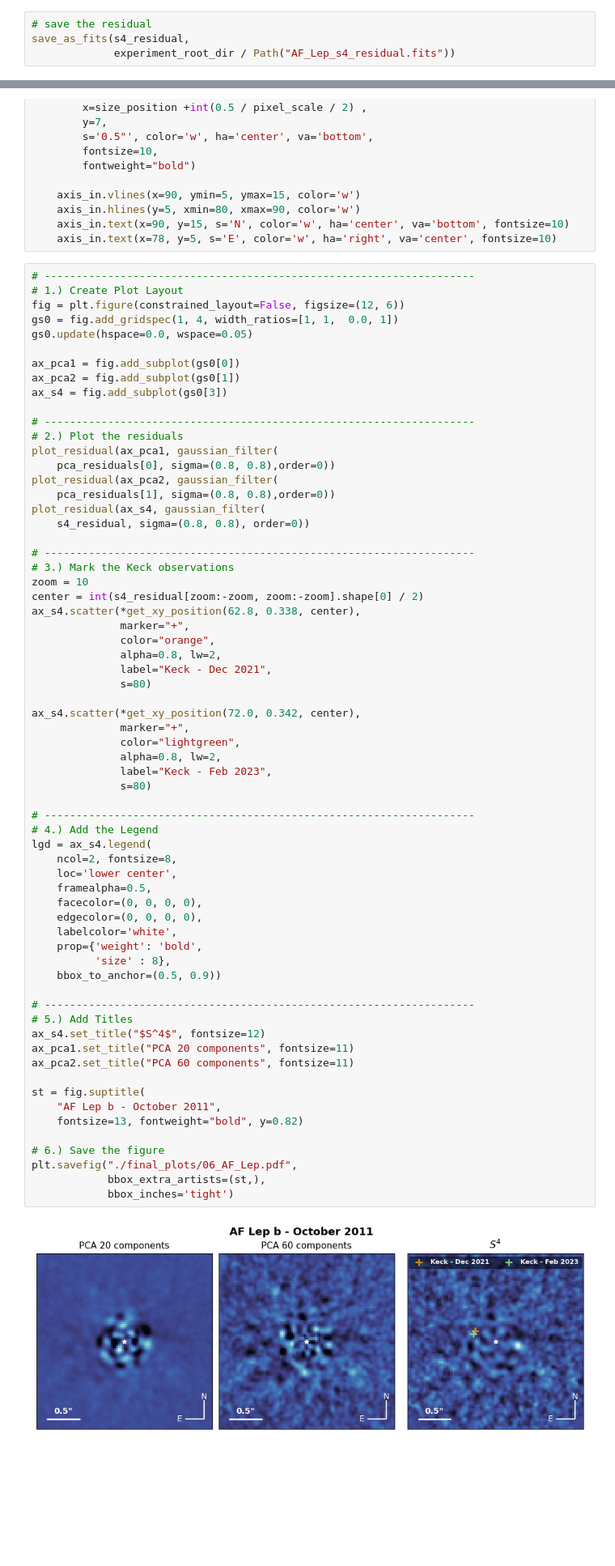
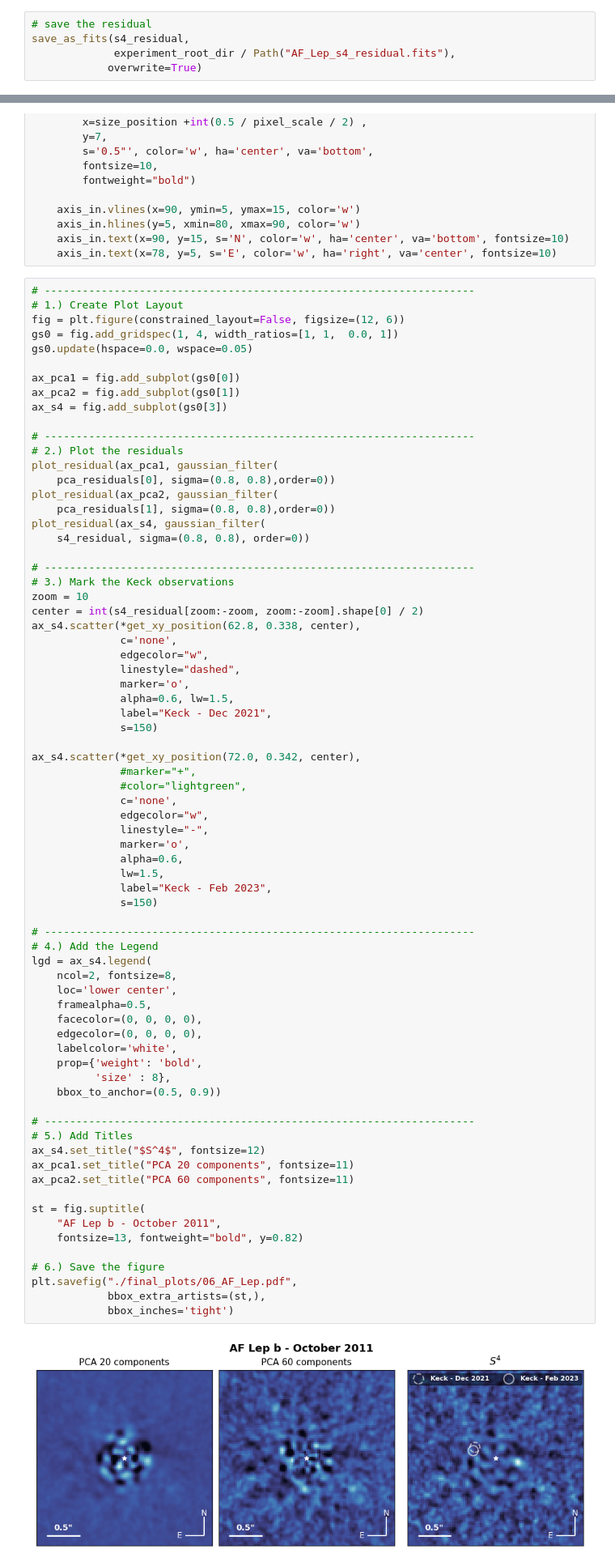
Before and after one commit to markusbonse/fours, a Jupyter notebook: notebooks/paper_plots/06_AF_Lep_S4_PCA.ipynb, the cells around one changed output, grey strips where cells are left out. Shown at 81% size. Cells and saved outputs as stored; diff of their text form; blank space fills up the shorter version.

```diff
--- a/notebooks/paper_plots/06_AF_Lep_S4_PCA.ipynb
+++ b/notebooks/paper_plots/06_AF_Lep_S4_PCA.ipynb
@@ -93,7 +97,8 @@ S4 model: computing residual ... [DONE]
 # %%
 # save the residual
 save_as_fits(s4_residual,
-             experiment_root_dir / Path("AF_Lep_s4_residual.fits"))
+             experiment_root_dir / Path("AF_Lep_s4_residual.fits"),
+            overwrite=True)
 # %% [markdown]
 # 4. Compute the S/N
 # %%
@@ -205,45 +210,52 @@ plot_residual(ax_s4, gaussian_filter(
 zoom = 10
 center = int(s4_residual[zoom:-zoom, zoom:-zoom].shape[0] / 2)
 ax_s4.scatter(*get_xy_position(62.8, 0.338, center),
-              marker="+",
-              color="orange",
-              alpha=0.8, lw=2,
+              c='none',
+              edgecolor="w",
+              linestyle="dashed",
+              marker='o',
+              alpha=0.6, lw=1.5,
               label="Keck - Dec 2021",
-              s=80)
+              s=150)
 
 ax_s4.scatter(*get_xy_position(72.0, 0.342, center),
-              marker="+",
-              color="lightgreen",
-              alpha=0.8, lw=2,
+              #marker="+",
+              #color="lightgreen",
+              c='none',
+              edgecolor="w",
+              linestyle="-",
+              marker='o',
+              alpha=0.6,
+              lw=1.5,
               label="Keck - Feb 2023",
-              s=80)
+              s=150)
 
 # --------------------------------------------------------------------
 # 4.) Add the Legend
 lgd = ax_s4.legend(
     ncol=2, fontsize=8,
     loc='lower center',
     framealpha=0.5,
     facecolor=(0, 0, 0, 0),
     edgecolor=(0, 0, 0, 0),
     labelcolor='white',
     prop={'weight': 'bold',
           'size' : 8},
     bbox_to_anchor=(0.5, 0.9))
 
 # --------------------------------------------------------------------
 # 5.) Add Titles
 ax_s4.set_title("$S^4$", fontsize=12)
 ax_pca1.set_title("PCA 20 components", fontsize=11)
 ax_pca2.set_title("PCA 60 components", fontsize=11)
 
 st = fig.suptitle(
     "AF Lep b - October 2011",
     fontsize=13, fontweight="bold", y=0.82)
 
 # 6.) Save the figure
 plt.savefig("./final_plots/06_AF_Lep.pdf",
             bbox_extra_artists=(st,),
             bbox_inches='tight')
 # %% [output]
-[figure, old version]
+[figure, new version]
```
Also changed, not shown: parts of 3 cells of this notebook, 2 other files.
